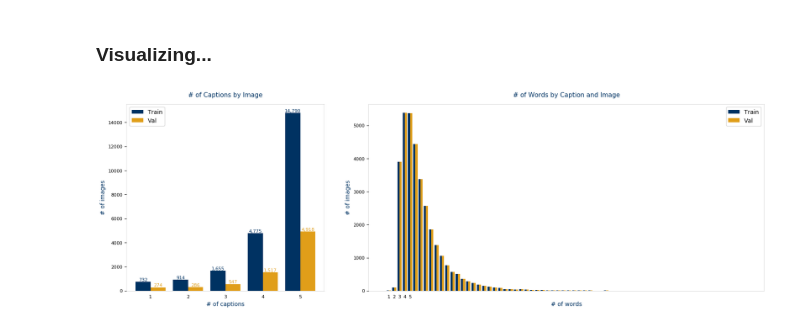
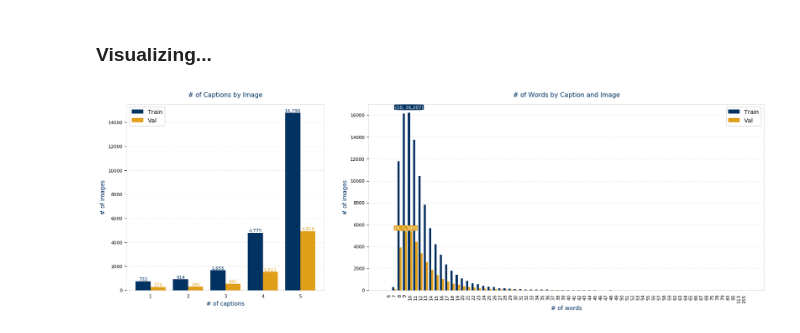
Before and after one commit to sony-w/AssistiveVision, a Jupyter notebook: VizwizEDA.ipynb, the cells around one changed output. Cells and saved outputs as stored; diff of their text form; code cells hidden in the pictures.

```diff
--- a/VizwizEDA.ipynb
+++ b/VizwizEDA.ipynb
@@ -195,6 +196,8 @@ ax.set_title('# of Captions by Image', color = ucb_palette['berkeley_blue'], y =
 ax.set_xlabel('# of captions', fontsize = 10, ha='center', color = ucb_palette['berkeley_blue'])
 ax.set_ylabel('# of images', fontsize = 10, ha='center', color = ucb_palette['berkeley_blue'])
 ax.tick_params(bottom=False, which='major', labelsize=8)
+ax.yaxis.grid(True, color=ucb_palette['bay_fog'], ls='-.', alpha=0.3)
+ax.set_axisbelow(True)
 setSpinesAlphaLineWidth(ax)
 
 # show text label
@@ -208,7 +211,7 @@ for bar in ax.patches:
 
 
 #####################################
-## Words by Image                  ##
+## Words by Capton and Image       ##
 #####################################
 # count images by words_count and type (Train or Val)
 vizwiz_vis_words = vizwiz_vis[['image_id', 'words_count', 'type']].groupby(by=['words_count', 'type'], as_index=False).count() \
@@ -231,35 +234,57 @@ parts = vizwiz_vis_words.loc[(vizwiz_vis_words.words_count.isin(all))
 diff = np.setdiff1d(all, parts)
 new = pd.DataFrame({'words_count': diff,
                     'type': np.ones(len(diff), dtype=int),
                     'image_count': np.zeros(len(diff), dtype=int)})
 
 vizwiz_vis_words = vizwiz_vis_words.append(new)
 vizwiz_vis_words.sort_values(by=['words_count', 'type'], inplace=True)
 
 ax = fig.add_subplot(spec[1])
 x = np.arange(len(all))
 width = 0.4
 
-ax.bar(x, vizwiz_vis_words.loc[vizwiz_vis_words['type'] == 1, 'image_count'], width=width, label='Train',
-      color=ucb_palette['berkeley_blue'])
-ax.bar(x + width, vizwiz_vis_words.loc[vizwiz_vis_words['type'] == 1, 'image_count'], width=width, label='Val',
+bar_train = vizwiz_vis_words.loc[vizwiz_vis_words['type'] == 0, 'image_count'].to_numpy()
+bar_train_y = bar_train[np.argmax(bar_train)]
+bar_train_x = all[np.argmax(bar_train)]
+
+bar_val = vizwiz_vis_words.loc[vizwiz_vis_words['type'] == 1, 'image_count'].to_numpy()
+bar_val_y = bar_val[np.argmax(bar_val)]
+bar_val_x = all[np.argmax(bar_val)]
+
+ax.bar(x, bar_train, width=width, label='Train', color=ucb_palette['berkeley_blue'])
+ax.bar(x + width, bar_val, width=width, label='Val',
        color=ucb_palette['medalist'])
 
 # fix the axis
 ax.set_xticks(x + width / 2)
-ax.set_xticklabels(vizwiz_vis_caps.captions_count.unique())
+ax.set_xticklabels(all, rotation='vertical')
 
 # show legend
 ax.legend()
 
 # axis styling
 ax.set_title('# of Words by Caption and Image', color = ucb_palette['berkeley_blue'], y = 1.02,
     fontsize = 11, fontweight = 'light')
 ax.set_xlabel('# of words', fontsize = 10, ha='center', color = ucb_palette['berkeley_blue'])
 ax.set_ylabel('# of images', fontsize = 10, ha='center', color = ucb_palette['berkeley_blue'])
 ax.tick_params(bottom=False, which='major', labelsize=8)
+ax.yaxis.grid(True, color=ucb_palette['bay_fog'], ls='-.', alpha=0.3)
+ax.set_axisbelow(True)
 setSpinesAlphaLineWidth(ax)
 
+# show text label on max value
+for bar in ax.patches:
+    bar_value = bar.get_height()
+    if bar_value in [bar_train_y, bar_val_y]:
+        text = f'({bar_train_x}, {bar_value:,})'
+        if bar_value == bar_val_y:
+            text = f'({bar_val_x}, {bar_value:,})'
+        text_x = bar.get_x() + bar.get_width() / 2
+        text_y = bar.get_y() + bar_value
+        bar_color = bar.get_facecolor()
+        bbox_props = dict(boxstyle='round4, pad=0.2', fc=bar_color, lw=0)
+        ax.text(text_x, text_y + (0.02 * text_y), text, ha='center', va='bottom', color='w', size=8, bbox=bbox_props)
+
 #fig.tight_layout()
 # %% [output]
-[figure, old version]
+[figure, new version]
```
Also changed, not shown: parts of 3 cells of this notebook.
